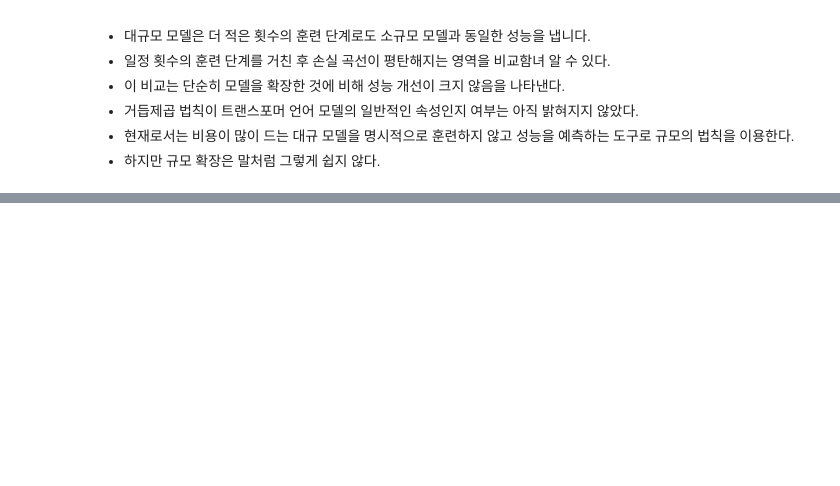
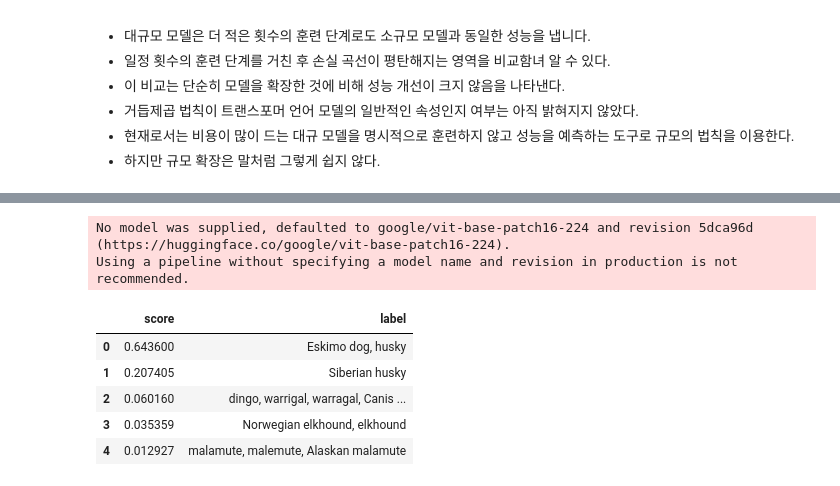
Before and after one commit to jx-dohwan/Natural-Language-Processing-using-Transformers, a Jupyter notebook: CH11_future_direction.ipynb, the cells around one changed output, grey strips where cells are left out. Cells and saved outputs as stored; diff of their text form; code cells hidden in the pictures; blank space fills up the shorter version.

```diff
--- a/CH11_future_direction.ipynb
+++ b/CH11_future_direction.ipynb
@@ -97,0 +188,17 @@ plt.show()
+# %%
+import pandas as pd
+from transformers import pipeline
+
+image_classifier = pipeline("image-classification")
+preds = image_classifier(image)
+preds_df = pd.DataFrame(preds)
+preds_df
+# %% [output]
+No model was supplied, defaulted to google/vit-base-patch16-224 and revision 5dca96d (https://huggingface.co/google/vit-base-patch16-224).
+Using a pipeline without specifying a model name and revision in production is not recommended.
+|  | score | label |
+| 0 | 0.643600 | Eskimo dog, husky |
+| 1 | 0.207405 | Siberian husky |
+| 2 | 0.060160 | dingo, warrigal, warragal, Canis ... |
+| 3 | 0.035359 | Norwegian elkhound, elkhound |
+| 4 | 0.012927 | malamute, malemute, Alaskan malamute |
```
Also changed, not shown: parts of 19 cells of this notebook.
